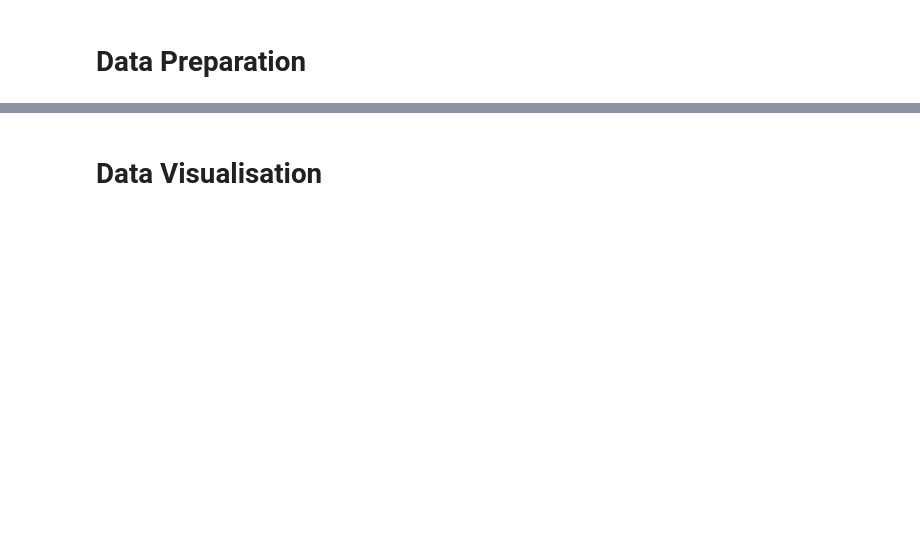
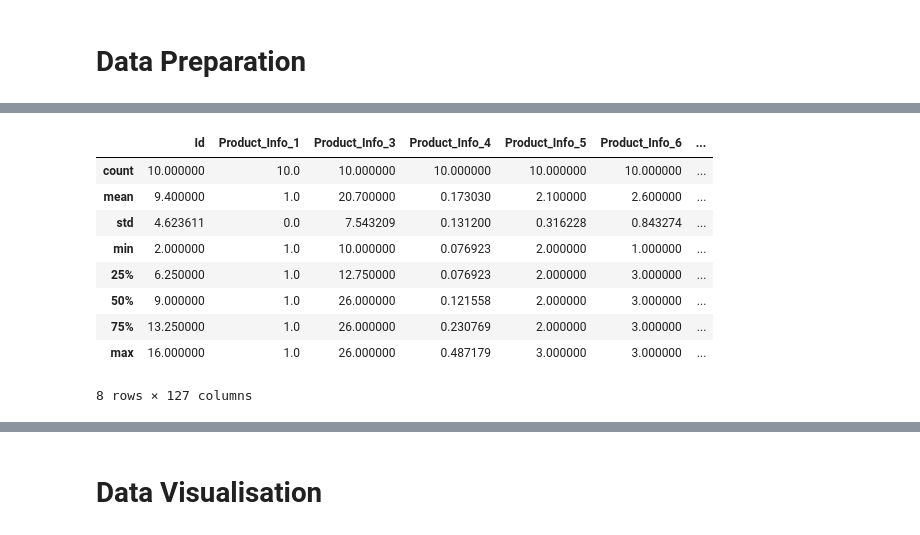
Before and after one commit to Andhi1710/python, a Jupyter notebook: Kelompok_1.ipynb, the cells around one changed output, grey strips where cells are left out. Saved outputs shown, nothing was run; the diff lists cells and outputs as text; code cells hidden in the pictures; blank space fills up the shorter version.

```diff
--- a/Kelompok_1.ipynb
+++ b/Kelompok_1.ipynb
@@ -77,6 +115,17 @@ for column in missing_data.columns.values.tolist():
 # %%
 df= pd.read_csv(path,nrows=10)
-print(df)
+df.describe()
+# %% [output]
+|  | Id | Product_Info_1 | Product_Info_3 | Product_Info_4 | Product_Info_5 | Product_Info_6 | ... |
+| count | 10.000000 | 10.0 | 10.000000 | 10.000000 | 10.000000 | 10.000000 | ... |
+| mean | 9.400000 | 1.0 | 20.700000 | 0.173030 | 2.100000 | 2.600000 | ... |
+| std | 4.623611 | 0.0 | 7.543209 | 0.131200 | 0.316228 | 0.843274 | ... |
+| min | 2.000000 | 1.0 | 10.000000 | 0.076923 | 2.000000 | 1.000000 | ... |
+| 25% | 6.250000 | 1.0 | 12.750000 | 0.076923 | 2.000000 | 3.000000 | ... |
+| 50% | 9.000000 | 1.0 | 26.000000 | 0.121558 | 2.000000 | 3.000000 | ... |
+| 75% | 13.250000 | 1.0 | 26.000000 | 0.230769 | 2.000000 | 3.000000 | ... |
+| max | 16.000000 | 1.0 | 26.000000 | 0.487179 | 3.000000 | 3.000000 | ... |
+8 rows × 127 columns
 # %%
 headers = ["Product_Info_1","Ins_Age","BMI"]
 df = pd.read_csv(path, names = headers)
```
Also changed, not shown: parts of 38 cells of this notebook.
